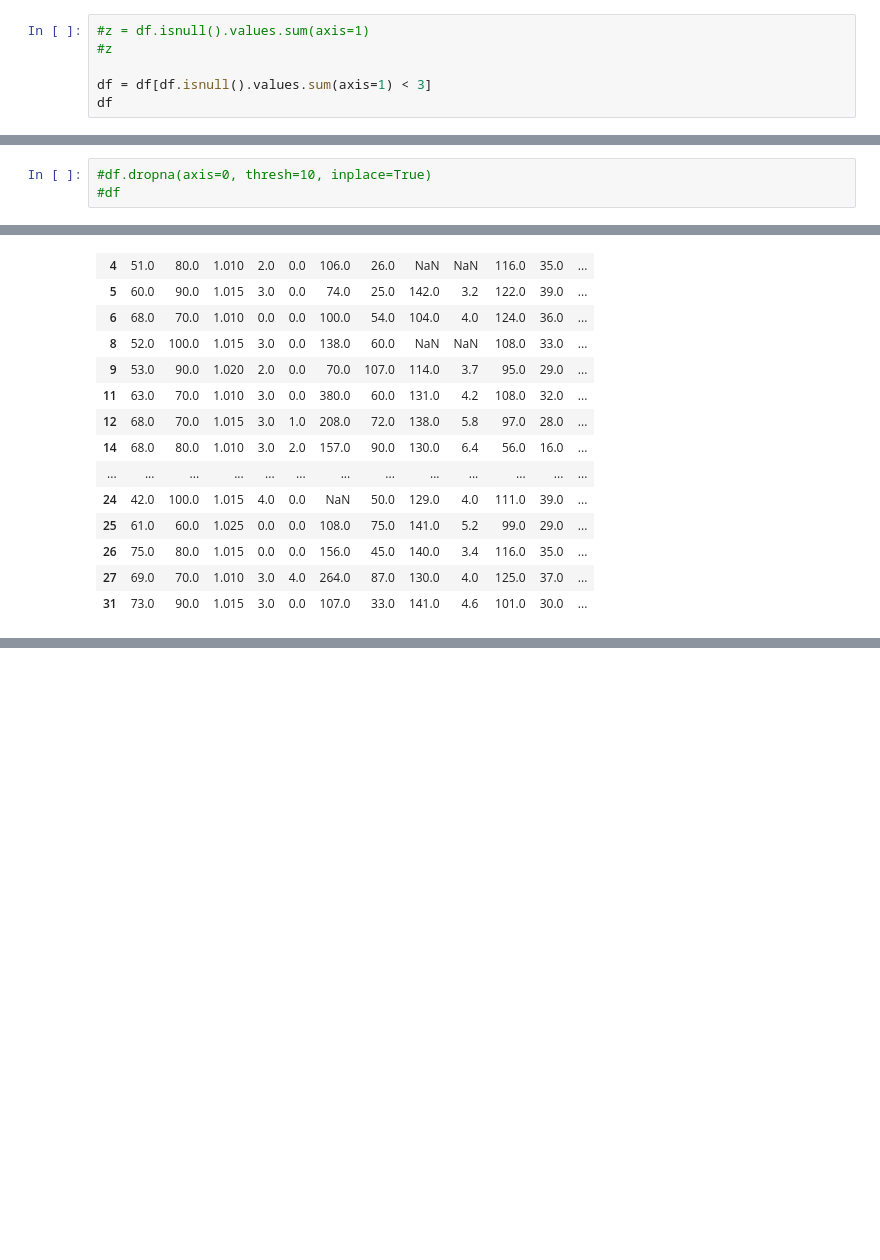
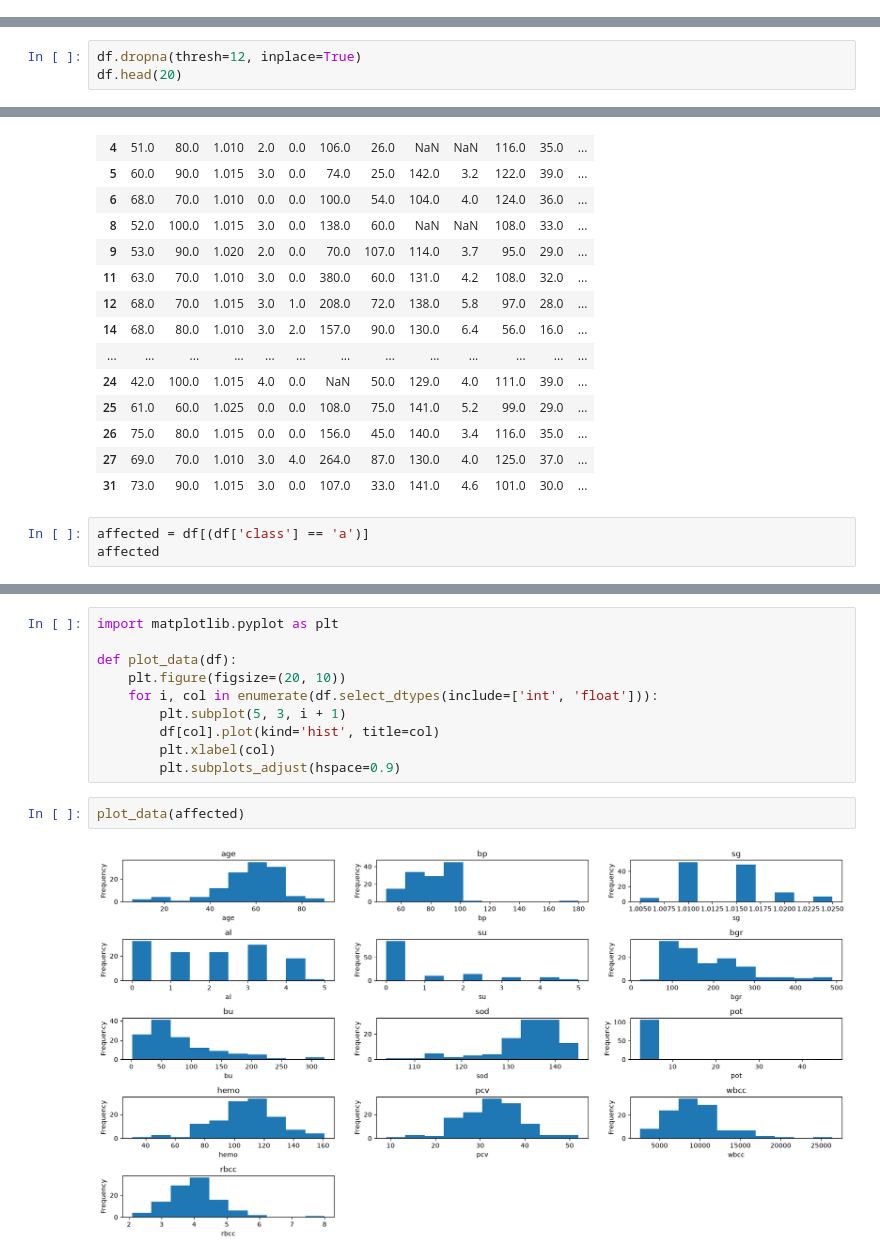
Before and after one commit to sandra-sanj/data_handling_and_mml_exercises, a Jupyter notebook: exercise_1.ipynb, the cells around one changed output, grey strips where cells are left out. Saved outputs shown, nothing was run; the diff lists cells and outputs as text; blank space fills up the shorter version.

Commit message:
Add: split dataframe, calculate statistics and and histograms, and correlation matrix and visualization

```diff
--- a/exercise_1.ipynb
+++ b/exercise_1.ipynb
@@ -216,9 +216,3 @@ df.head(20)
 | 17 | 47.0 | 80.0 | NaN | NaN | NaN | 114.0 | 87.0 | 139.0 | 3.7 | 121.0 | NaN | ... |
 | 18 | 60.0 | 100.0 | 1.025 | 0.0 | 3.0 | 263.0 | 27.0 | 135.0 | 4.3 | 127.0 | 37.0 | ... |
 | 19 | 62.0 | 60.0 | 1.015 | 1.0 | 0.0 | 100.0 | 31.0 | NaN | NaN | 103.0 | 30.0 | ... |
-# %%
-#z = df.isnull().values.sum(axis=1)
-#z
-
-df = df[df.isnull().values.sum(axis=1) < 3]
-df
@@ -239,3 +219,3 @@ df
 # %%
-#df.dropna(axis=0, thresh=10, inplace=True)
-#df
+df.dropna(thresh=12, inplace=True)
+df.head(20)
@@ -259,3 +277,6 @@ df.head(20)
 | 26 | 75.0 | 80.0 | 1.015 | 0.0 | 0.0 | 156.0 | 45.0 | 140.0 | 3.4 | 116.0 | 35.0 | ... |
 | 27 | 69.0 | 70.0 | 1.010 | 3.0 | 4.0 | 264.0 | 87.0 | 130.0 | 4.0 | 125.0 | 37.0 | ... |
 | 31 | 73.0 | 90.0 | 1.015 | 3.0 | 0.0 | 107.0 | 33.0 | 141.0 | 4.6 | 101.0 | 30.0 | ... |
+# %%
+affected = df[(df['class'] == 'a')]
+affected
@@ -261,0 +337,14 @@ df.head(20)
+# %%
+import matplotlib.pyplot as plt
+
+def plot_data(df):
+    plt.figure(figsize=(20, 10))
+    for i, col in enumerate(df.select_dtypes(include=['int', 'float'])):
+        plt.subplot(5, 3, i + 1)
+        df[col].plot(kind='hist', title=col)
+        plt.xlabel(col)
+        plt.subplots_adjust(hspace=0.9)
+# %%
+plot_data(affected)
+# %% [output]
+[figure, added]
```
Also changed, not shown: parts of 20 cells of this notebook.
